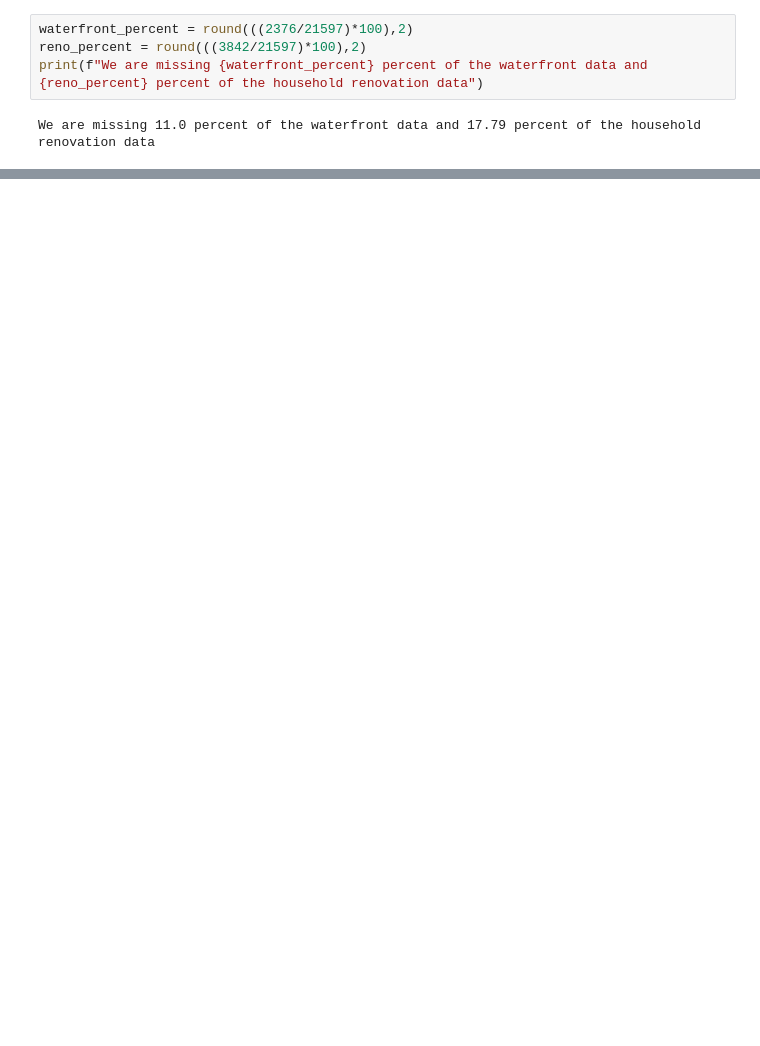
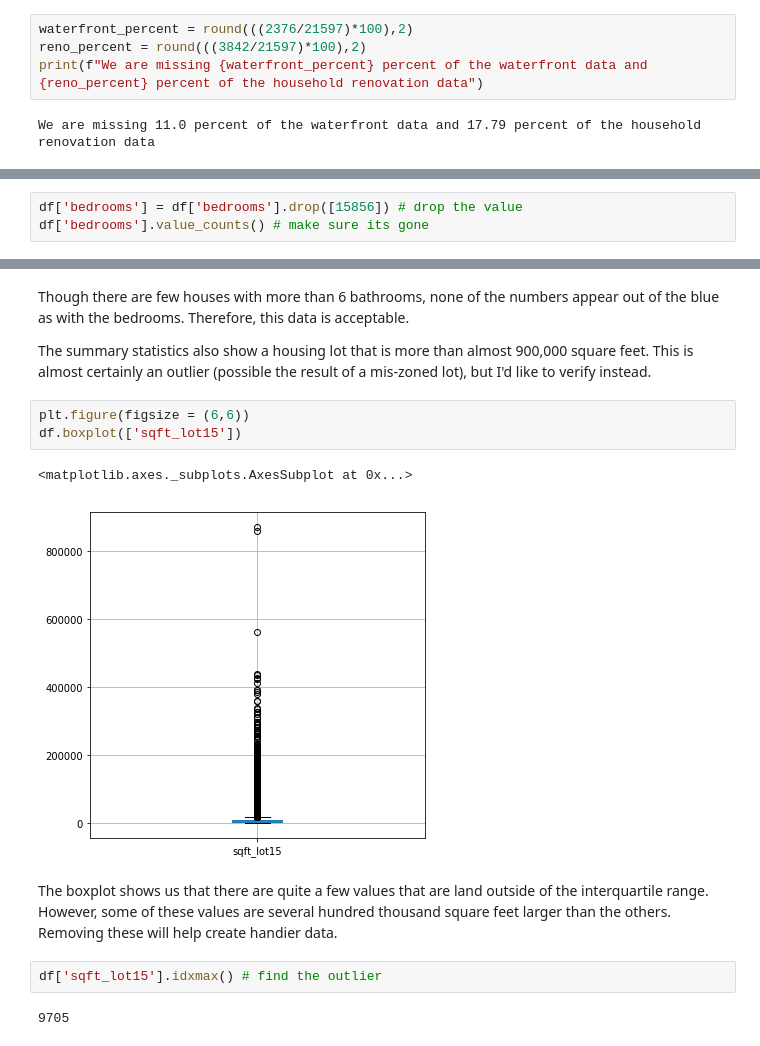
Before and after one commit to SarabiEventide/dsc-1-final-project-online-ds-sp-000, a Jupyter notebook: student.ipynb, the cells around one changed output, grey strips where cells are left out. Cells and saved outputs as stored; diff of their text form; blank space fills up the shorter version.

Commit message:
cleaned further, almost ready to explore, i think

```diff
--- a/student.ipynb
+++ b/student.ipynb
@@ -189,0 +179,3 @@ In this case, the categories are "number of bathrooms" and "number of bedrooms",
+# %%
+df['bedrooms'] = df['bedrooms'].drop([15856]) # drop the value
+df['bedrooms'].value_counts() # make sure its gone
@@ -189,0 +215,16 @@ In this case, the categories are "number of bathrooms" and "number of bedrooms",
+# %% [markdown]
+Though there are few houses with more than 6 bathrooms, none of the numbers appear out of the blue as with the bedrooms. Therefore, this data is acceptable.
+
+The summary statistics also show a housing lot that is more than almost 900,000 square feet. This is almost certainly an outlier (possible the result of a mis-zoned lot), but I'd like to verify instead.
+# %%
+plt.figure(figsize = (6,6))
+df.boxplot(['sqft_lot15'])
+# %% [output]
+<matplotlib.axes._subplots.AxesSubplot at 0x...>
+[figure, added]
+# %% [markdown]
+The boxplot shows us that there are quite a few values that are land outside of the interquartile range. However, some of these values are several hundred thousand square feet larger than the others. Removing these will help create handier data.
+# %%
+df['sqft_lot15'].idxmax() # find the outlier
+# %% [output]
+9705
```
Also changed, not shown: parts of 57 cells of this notebook.
